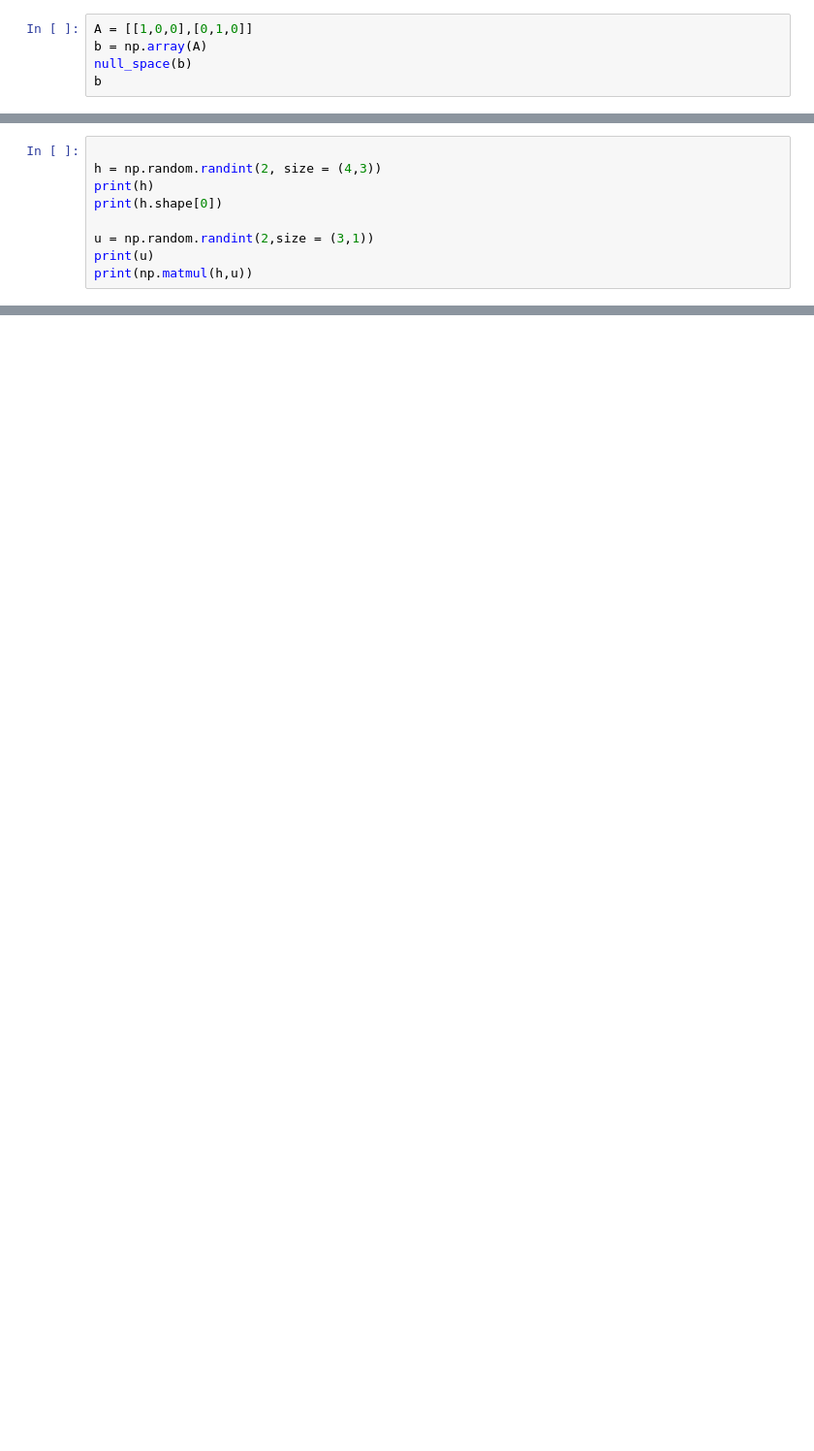
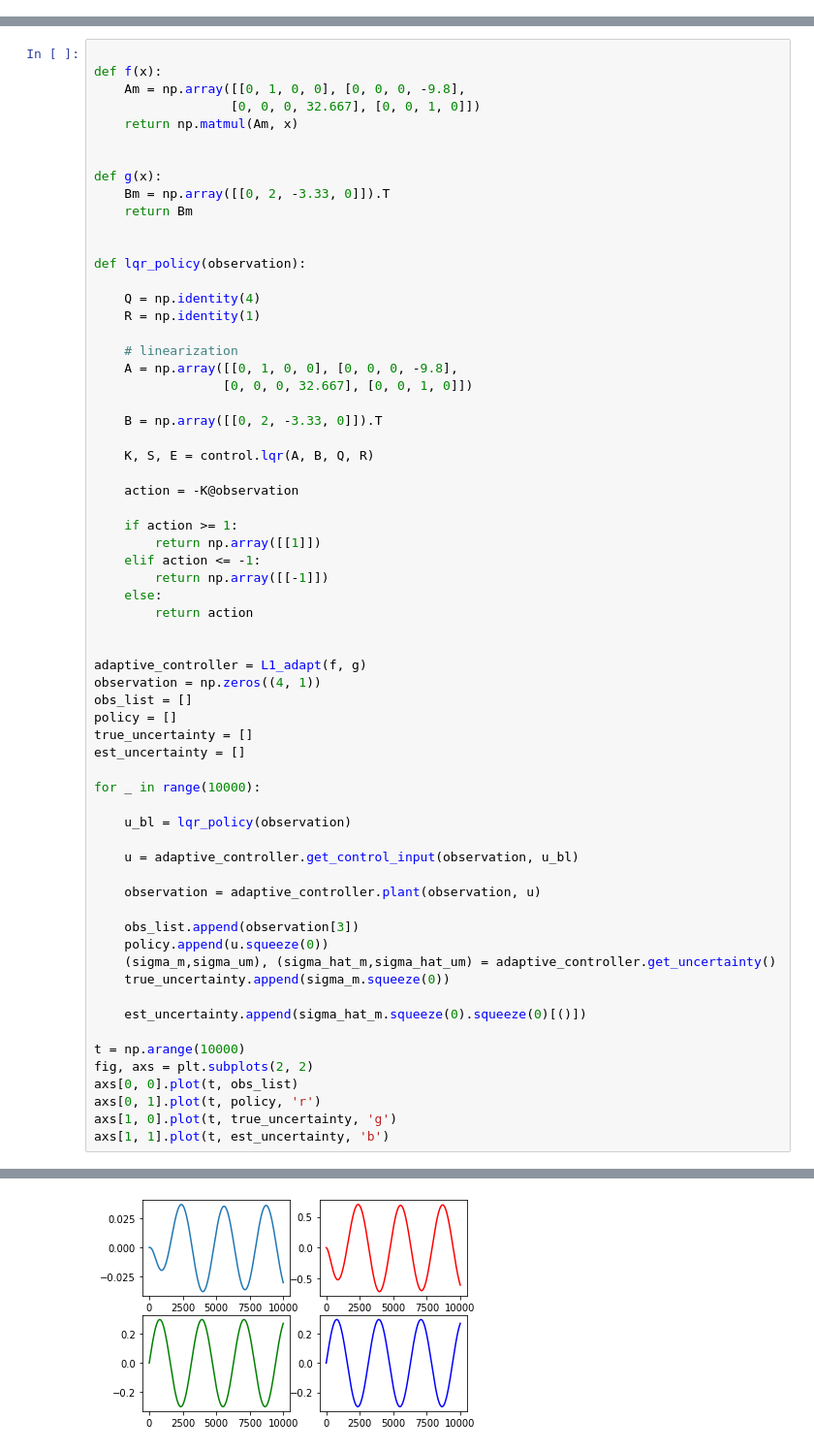
Before and after one commit to mnjnsng/L1_python, a Jupyter notebook: practice.ipynb, the cells around one changed output, grey strips where cells are left out. Shown at 97% size. Cells and saved outputs as stored; diff of their text form; blank space fills up the shorter version.

```diff
--- a/practice.ipynb
+++ b/practice.ipynb
@@ -4,5 +7,0 @@ from scipy.linalg import null_space
-# %%
-A = [[1,0,0],[0,1,0]]
-b = np.array(A)
-null_space(b)
-b
@@ -12,9 +7,0 @@ array([[1, 0, 0],
-# %%
-
-h = np.random.randint(2, size = (4,3))
-print(h)
-print(h.shape[0])
-
-u = np.random.randint(2,size = (3,1))
-print(u)
-print(np.matmul(h,u))
@@ -78,0 +8,65 @@ plt.show()
+# %%
+
+def f(x):
+    Am = np.array([[0, 1, 0, 0], [0, 0, 0, -9.8],
+                  [0, 0, 0, 32.667], [0, 0, 1, 0]])
+    return np.matmul(Am, x)
+
+
+def g(x):
+    Bm = np.array([[0, 2, -3.33, 0]]).T
+    return Bm
+
+
+def lqr_policy(observation):
+
+    Q = np.identity(4)
+    R = np.identity(1)
+
+    # linearization
+    A = np.array([[0, 1, 0, 0], [0, 0, 0, -9.8],
+                 [0, 0, 0, 32.667], [0, 0, 1, 0]])
+
+    B = np.array([[0, 2, -3.33, 0]]).T
+
+    K, S, E = control.lqr(A, B, Q, R)
+
+    action = -K@observation
+
+    if action >= 1:
+        return np.array([[1]])
+    elif action <= -1:
+        return np.array([[-1]])
+    else:
+        return action
+
+
+adaptive_controller = L1_adapt(f, g)
+observation = np.zeros((4, 1))
+obs_list = []
+policy = []
+true_uncertainty = []
+est_uncertainty = []
+
+for _ in range(10000):
+
+    u_bl = lqr_policy(observation)
+
+    u = adaptive_controller.get_control_input(observation, u_bl)
+
+    observation = adaptive_controller.plant(observation, u)
+
+    obs_list.append(observation[3])
+    policy.append(u.squeeze(0))
+    (sigma_m,sigma_um), (sigma_hat_m,sigma_hat_um) = adaptive_controller.get_uncertainty()
+    true_uncertainty.append(sigma_m.squeeze(0))
+
+    est_uncertainty.append(sigma_hat_m.squeeze(0).squeeze(0)[()])
+
+t = np.arange(10000)
+fig, axs = plt.subplots(2, 2)
+axs[0, 0].plot(t, obs_list)
+axs[0, 1].plot(t, policy, 'r')
+axs[1, 0].plot(t, true_uncertainty, 'g')
+axs[1, 1].plot(t, est_uncertainty, 'b')
+# %% [output]
@@ -78,0 +74 @@ plt.show()
+[figure, added]
```
Also changed, not shown: parts of 10 cells of this notebook, 6 other files.
